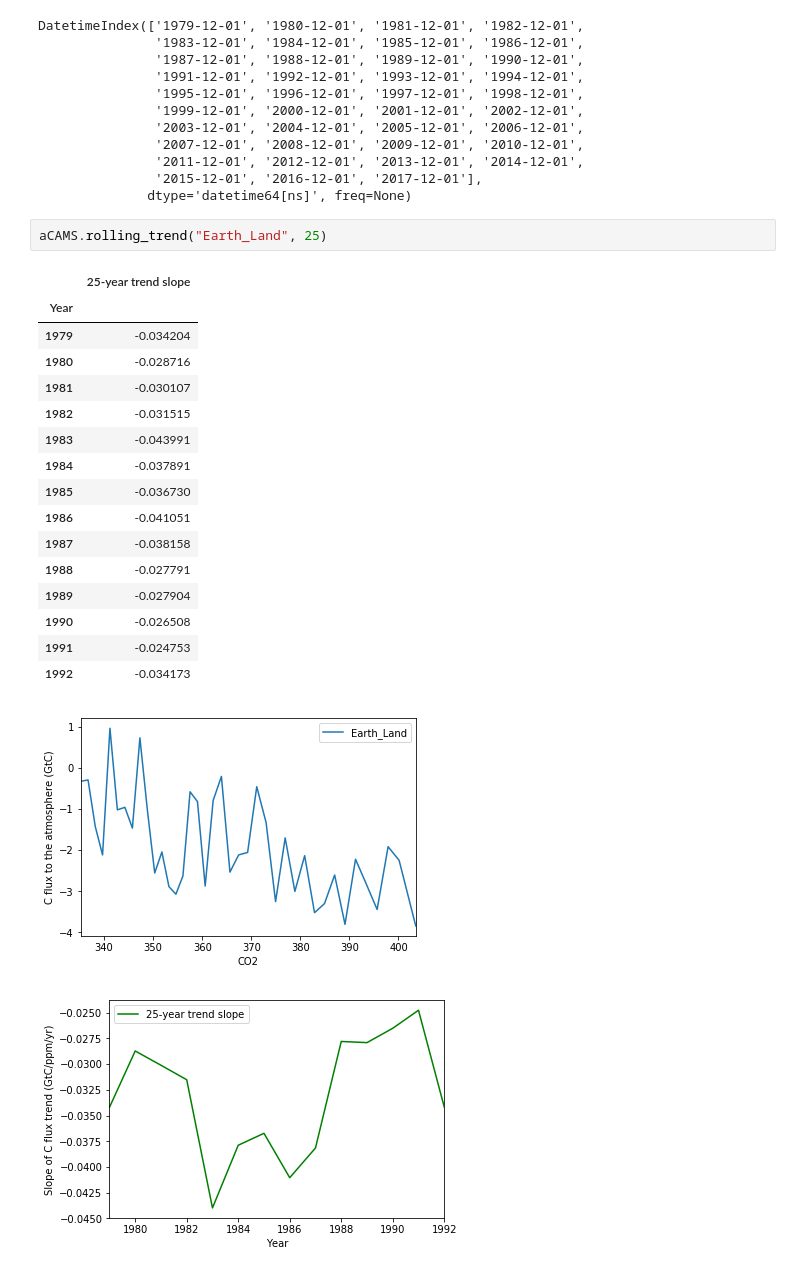
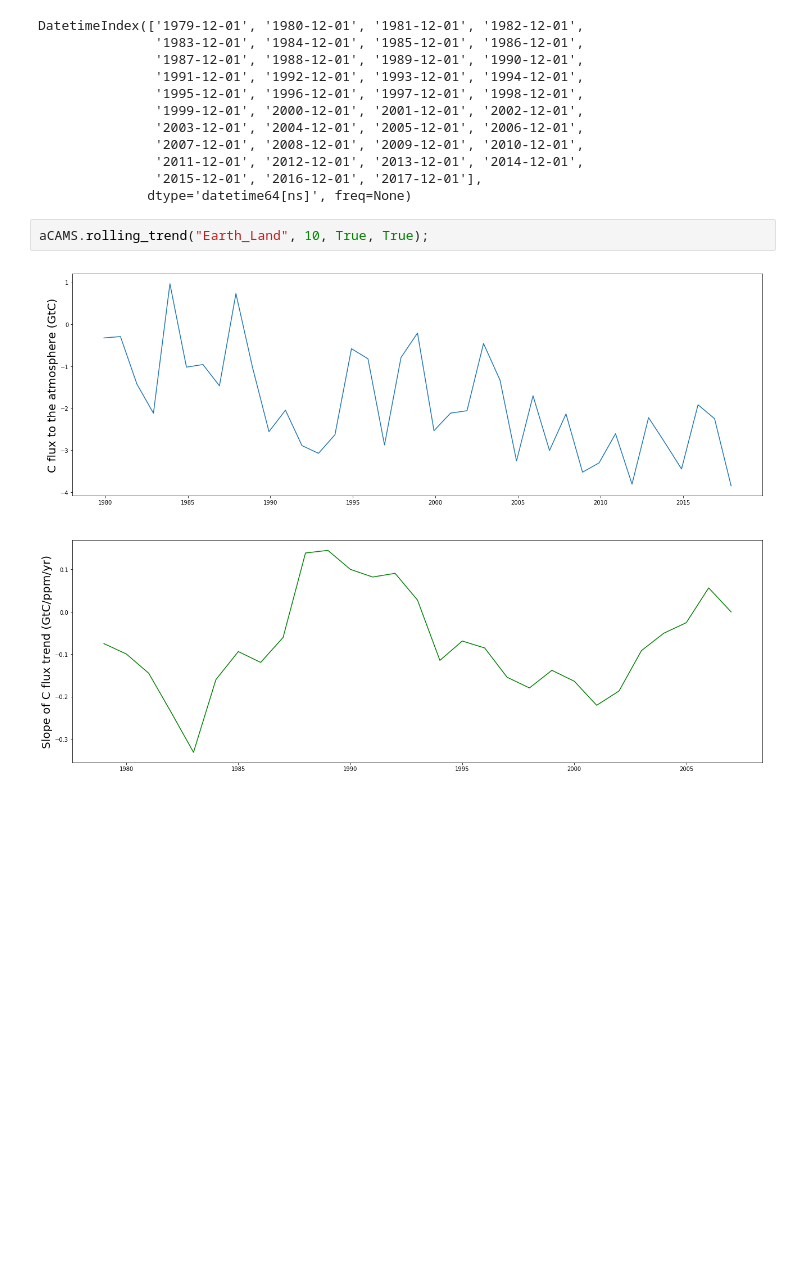
Before and after one commit to rursino/carbon-cycle-feedbacks, a Jupyter notebook: Peylin_flux/Notebooks/INVF_test.ipynb, the cells around one changed output. Cells and saved outputs as stored; diff of their text form; blank space fills up the shorter version.

Commit message:
Rolling trend func in analysis fixed but needs monthly access

```diff
--- a/Peylin_flux/Notebooks/INVF_test.ipynb
+++ b/Peylin_flux/Notebooks/INVF_test.ipynb
@@ -140,26 +142,9 @@ DatetimeIndex(['1979-12-01', '1980-12-01', '1981-12-01', '1982-12-01',
                '2015-12-01', '2016-12-01', '2017-12-01'],
               dtype='datetime64[ns]', freq=None)
 # %%
-aCAMS.rolling_trend("Earth_Land", 25)
+aCAMS.rolling_trend("Earth_Land", 10, True, True);
 # %% [output]
-|  | 25-year trend slope |
-| Year |  |
-| 1979 | -0.034204 |
-| 1980 | -0.028716 |
-| 1981 | -0.030107 |
-| 1982 | -0.031515 |
-| 1983 | -0.043991 |
-| 1984 | -0.037891 |
-| 1985 | -0.036730 |
-| 1986 | -0.041051 |
-| 1987 | -0.038158 |
-| 1988 | -0.027791 |
-| 1989 | -0.027904 |
-| 1990 | -0.026508 |
-| 1991 | -0.024753 |
-| 1992 | -0.034173 |
-[figure, old version]
+[figure, new version]
-[figure, removed]
 # %%
 aCAMS.psd("Earth_Ocean", fs=12, xlim=[3,0.5], plot=True)
 # %% [output]
```
Also changed, not shown: parts of 9 cells of this notebook, 1 other file.
